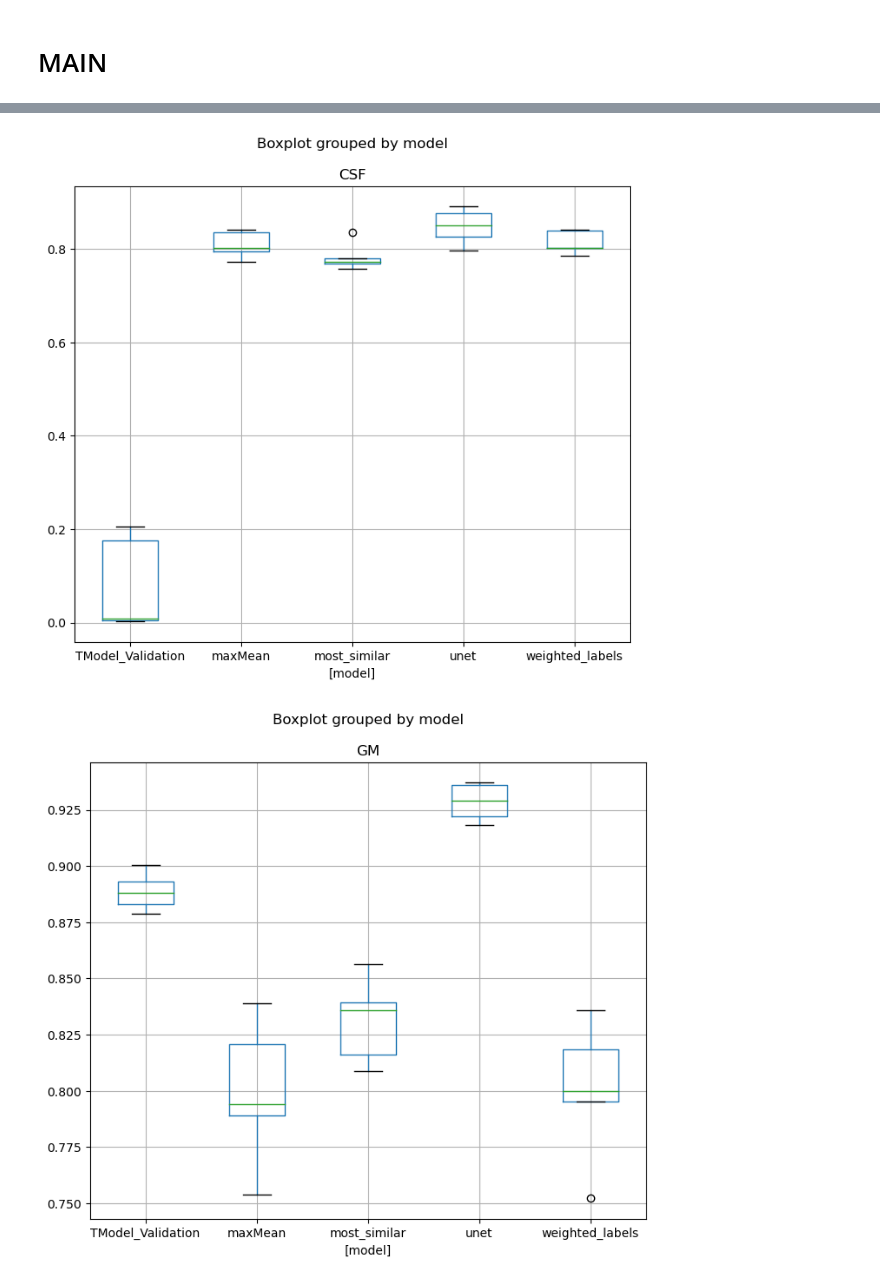
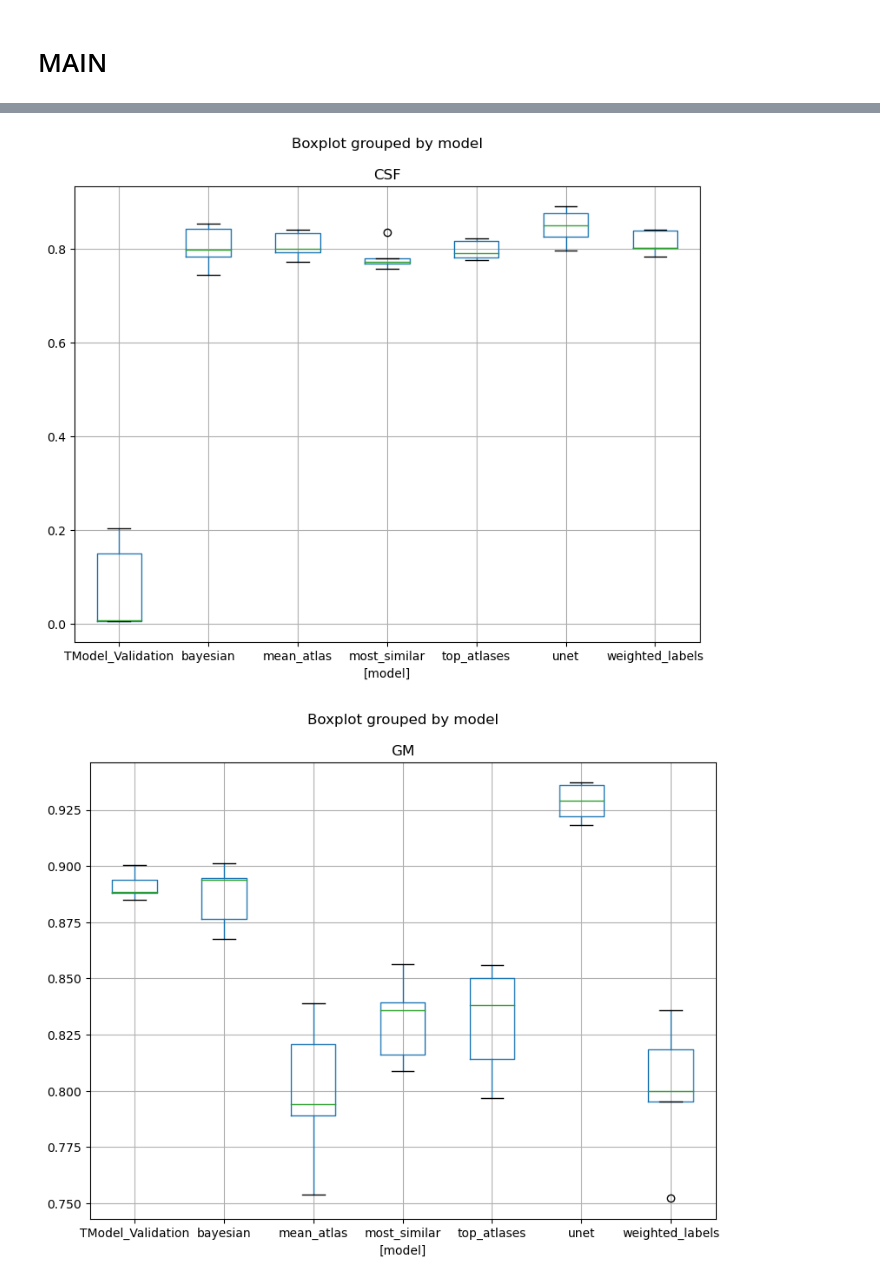
Before and after one commit to cansuyalcinn/brain-tissue-segmentation-challenge, a Jupyter notebook: notebooks/models_comparisons.ipynb, the cells around one changed output, grey strips where cells are left out. Drawn from its saved outputs; the diff is of its cells as text; code cells hidden in the pictures.

```diff
--- a/notebooks/models_comparisons.ipynb
+++ b/notebooks/models_comparisons.ipynb
@@ -14,7 +14,7 @@ The current directory is: /home/ricardino/Documents/MAIA/tercer_semestre/MISA/fi
 # MAIN
 # %%
 #we will compute the boxplot for the following models
-model_list = ['TModel_dice_Validation', 'most_similar_dice', 'maxMean_dice', 'weighted_labels_dice', 'unet_dice']
+model_list = ['TModel_dice_Validation', 'most_similar_dice', 'mean_atlas_dice', 'weighted_labels_dice', 'top_atlases_dice', 'bayesian_dice', 'unet_dice']
 #we first concatenate all the csv files in a single dataframe
 general_df = None
 for model in model_list:
@@ -26,3 +26,7 @@ for model in model_list:
     df['model'] = model
     #concatenate df in general_df
     general_df = pd.concat([general_df, df], axis=0)
+
+#remove 'dice' string from the model column
+general_df['model'] = general_df['model'].str.replace('_dice', '')
+general_df
@@ -32,10 +51,11 @@ general_df['model'] = general_df['model'].str.replace('_dice', '')
 # %%
+group = 'model'
 #we now compute the boxplot for each tissue
 for tissue in ['CSF', 'GM', 'WM']:
     #we select the tissue
-    df_tissue = general_df[[tissue, 'model']]
+    df_tissue = general_df[[tissue, group]]
     #now we compute the boxplot
-    df_tissue.boxplot(by='model', figsize=(8, 7))
+    df_tissue.boxplot(by=group, figsize=(9, 7))
 # %% [output]
-[figure, old version]
+[figure, new version]
-[figure, old version]
+[figure, new version]
```
Also changed, not shown: parts of 3 cells of this notebook, 4 other files.
